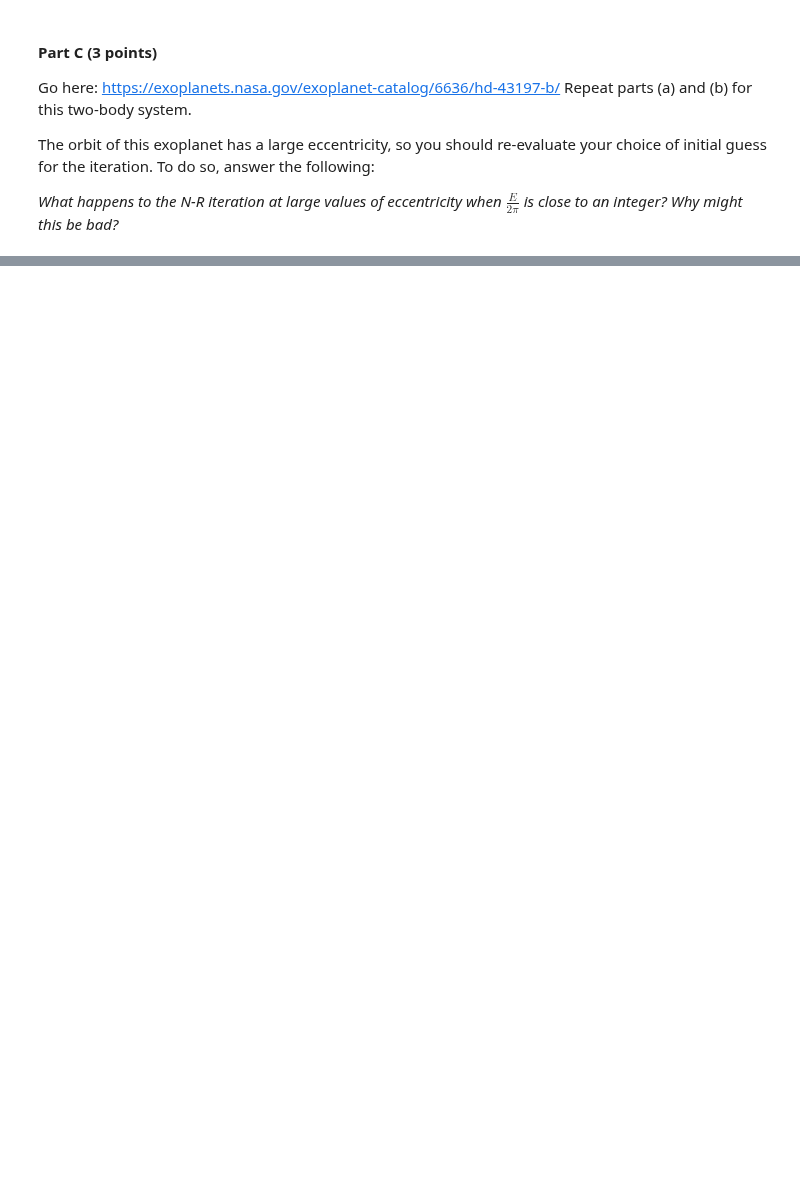
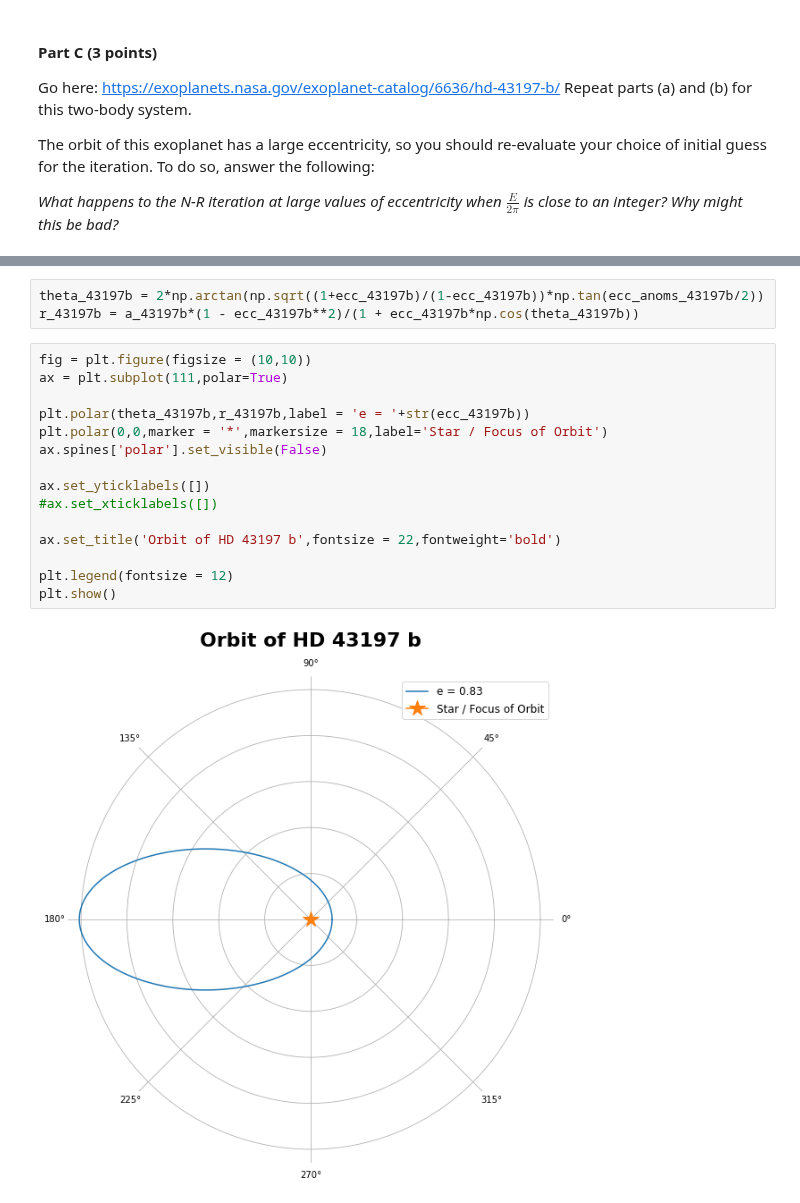
Before and after one commit to m4ese/astroResearchMethods, a Jupyter notebook: Forese_assignment_3.ipynb, the cells around one changed output, grey strips where cells are left out. Saved outputs shown, nothing was run; the diff lists cells and outputs as text; blank space fills up the shorter version.

```diff
--- a/Forese_assignment_3.ipynb
+++ b/Forese_assignment_3.ipynb
@@ -412,0 +474,20 @@ The orbit of this exoplanet has a large eccentricity, so you should re-evaluate
+# %%
+theta_43197b = 2*np.arctan(np.sqrt((1+ecc_43197b)/(1-ecc_43197b))*np.tan(ecc_anoms_43197b/2))
+r_43197b = a_43197b*(1 - ecc_43197b**2)/(1 + ecc_43197b*np.cos(theta_43197b))
+# %%
+fig = plt.figure(figsize = (10,10))
+ax = plt.subplot(111,polar=True)
+
+plt.polar(theta_43197b,r_43197b,label = 'e = '+str(ecc_43197b))
+plt.polar(0,0,marker = '*',markersize = 18,label='Star / Focus of Orbit')
+ax.spines['polar'].set_visible(False)
+
+ax.set_yticklabels([])
+#ax.set_xticklabels([])
+
+ax.set_title('Orbit of HD 43197 b',fontsize = 22,fontweight='bold')
+
+plt.legend(fontsize = 12)
+plt.show()
+# %% [output]
+[figure, added]
```
Also changed, not shown: parts of 5 cells of this notebook, 1 other file.
